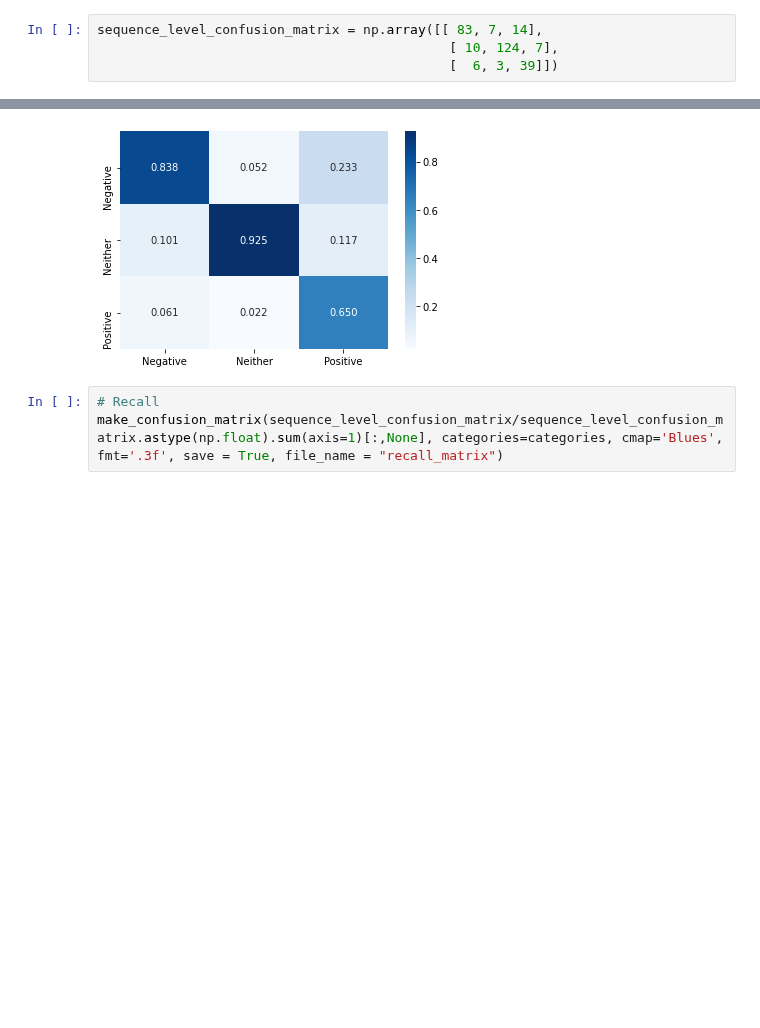
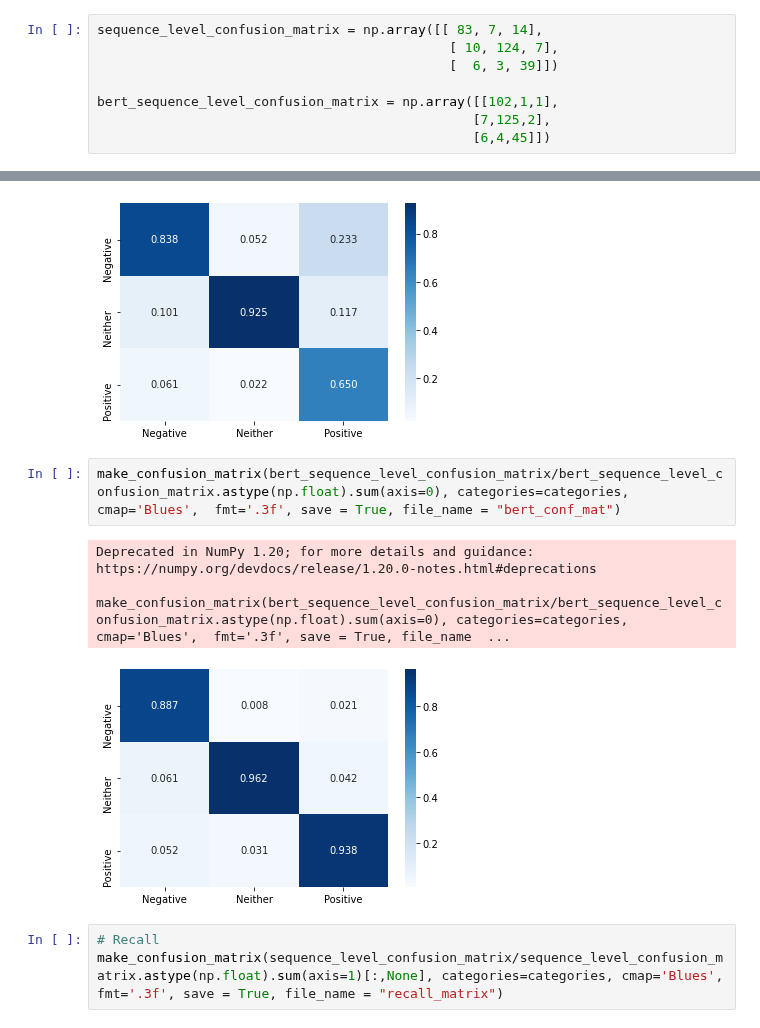
Before and after one commit to anaconda121/NeuraHealth, a Jupyter notebook: Submission/ML4H Paper/Code/Figures.ipynb, the cells around one changed output, grey strips where cells are left out. Saved outputs shown, nothing was run; the diff lists cells and outputs as text; blank space fills up the shorter version.

Commit message:
generated all figures (i think?)

```diff
--- a/Submission/ML4H Paper/Code/Figures.ipynb
+++ b/Submission/ML4H Paper/Code/Figures.ipynb
@@ -127,6 +127,10 @@ bert_patient_level_confusion_matrix = np.array([[11365, 739],
 sequence_level_confusion_matrix = np.array([[ 83, 7, 14],
                                              [ 10, 124, 7],
                                              [  6, 3, 39]])
+
+bert_sequence_level_confusion_matrix = np.array([[102,1,1],
+                                                [7,125,2],
+                                                [6,4,45]])
 # %%
 no_yes = np.array([ [83, 6],
                     [14, 39]])
@@ -146,6 +150,12 @@ make_confusion_matrix(sequence_level_confusion_matrix/sequence_level_confusion_m
 Deprecated in NumPy 1.20; for more details and guidance: https://numpy.org/devdocs/release/1.20.0-notes.html#deprecations
   make_confusion_matrix(sequence_level_confusion_matrix/sequence_level_confusion_matrix.astype(np.float).sum(axis=0), categories=categories, cmap='Blues',  fmt='.3f', save = True, file_name = "conf_ma ...
 [figure]
+# %%
+make_confusion_matrix(bert_sequence_level_confusion_matrix/bert_sequence_level_confusion_matrix.astype(np.float).sum(axis=0), categories=categories, cmap='Blues',  fmt='.3f', save = True, file_name = "bert_conf_mat")
+# %% [output]
+Deprecated in NumPy 1.20; for more details and guidance: https://numpy.org/devdocs/release/1.20.0-notes.html#deprecations
+  make_confusion_matrix(bert_sequence_level_confusion_matrix/bert_sequence_level_confusion_matrix.astype(np.float).sum(axis=0), categories=categories, cmap='Blues',  fmt='.3f', save = True, file_name  ...
+[figure, added]
 # %%
 # Recall
 make_confusion_matrix(sequence_level_confusion_matrix/sequence_level_confusion_matrix.astype(np.float).sum(axis=1)[:,None], categories=categories, cmap='Blues',  fmt='.3f', save = True, file_name = "recall_matrix")
```
Also changed, not shown: parts of 2 cells of this notebook, 2 other files.
